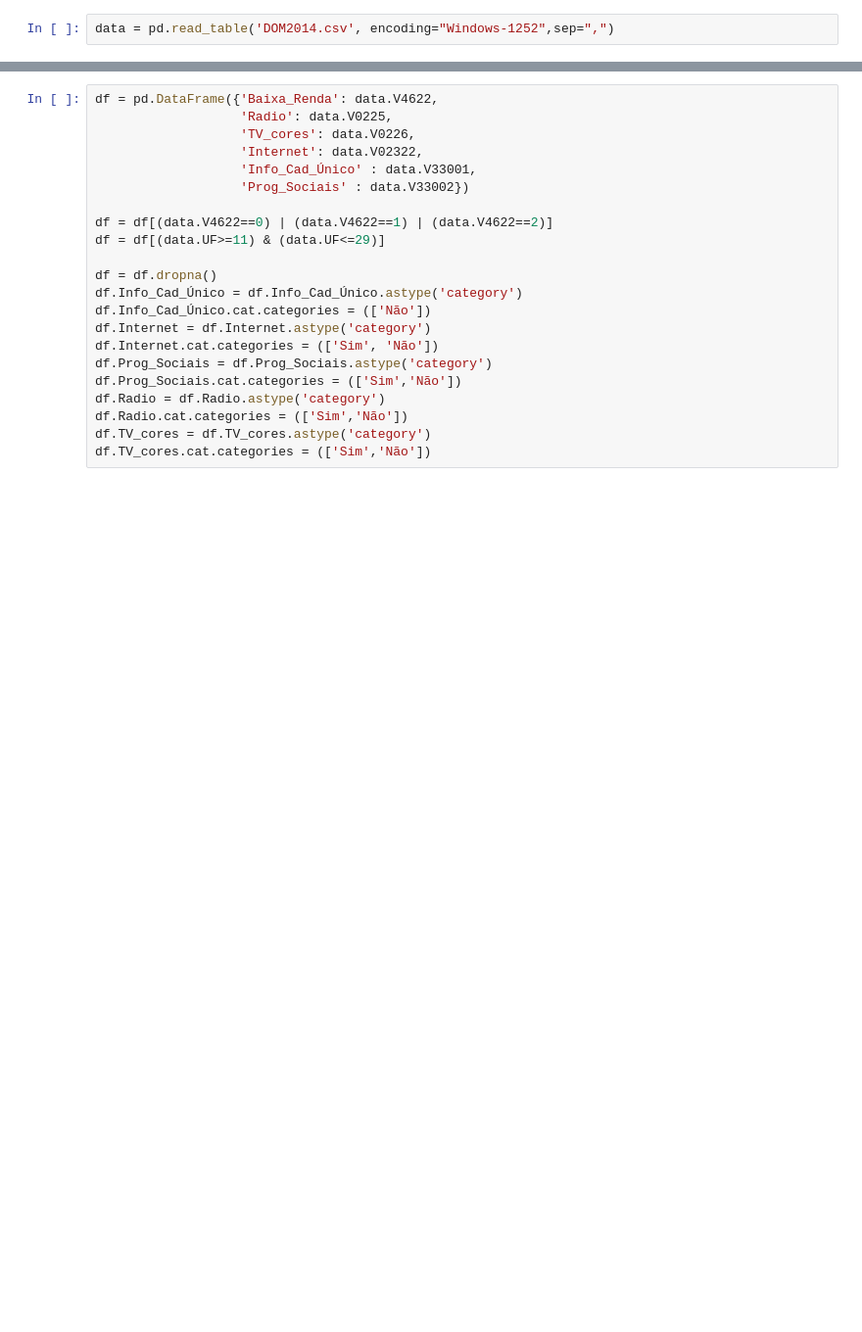
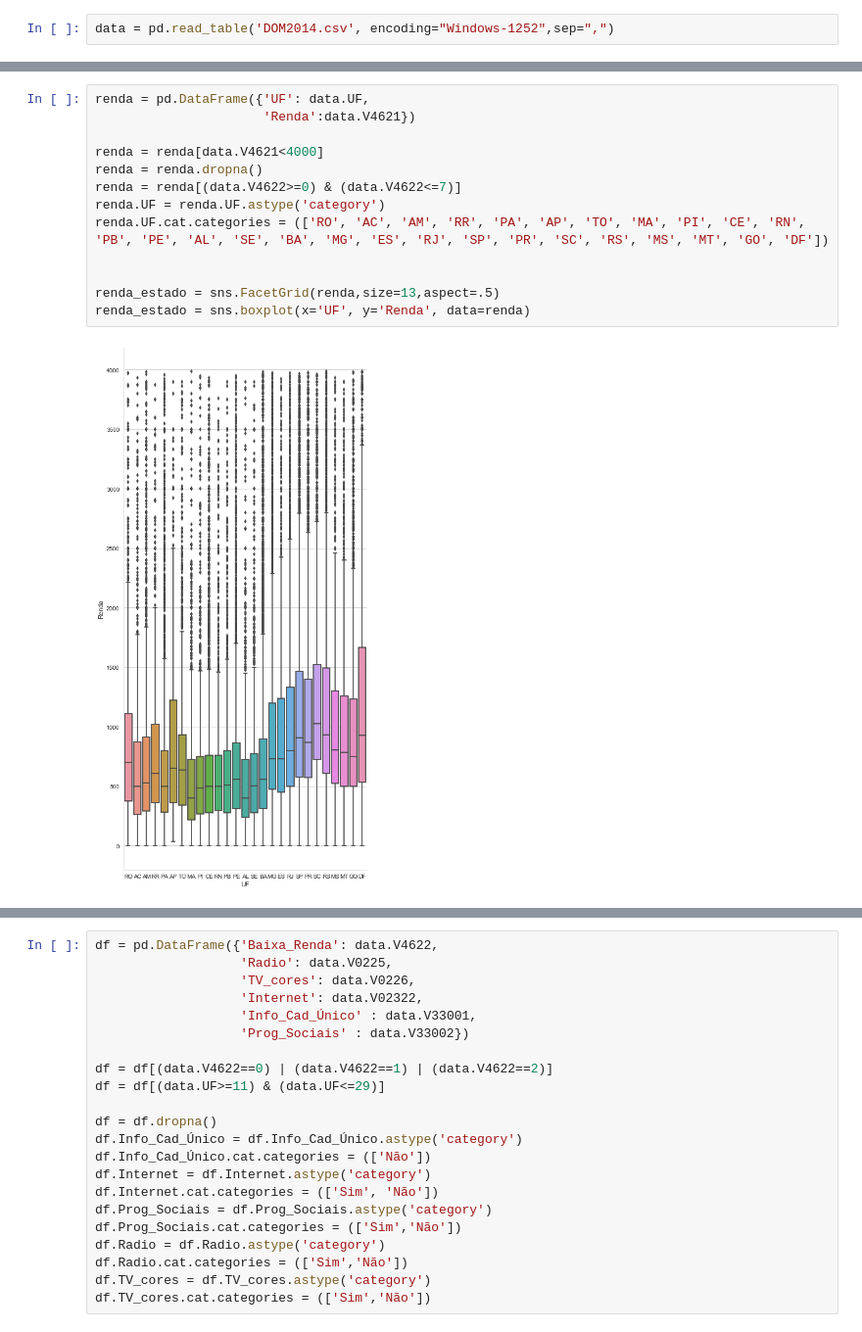
Before and after one commit to tainarasm/Ci-ncia-dos-Dados, a Jupyter notebook: Projeto1 Layout.ipynb, the cells around one changed output, grey strips where cells are left out. Shown at 98% size. Saved outputs shown, nothing was run; the diff lists cells and outputs as text; blank space fills up the shorter version.

```diff
--- a/Projeto1 Layout.ipynb
+++ b/Projeto1 Layout.ipynb
@@ -145,0 +49,15 @@ Comprovada a condição de que as regiões Norte e Nordeste são as mais pobres
+# %%
+renda = pd.DataFrame({'UF': data.UF,
+                      'Renda':data.V4621})
+
+renda = renda[data.V4621<4000]
+renda = renda.dropna()
+renda = renda[(data.V4622>=0) & (data.V4622<=7)]
+renda.UF = renda.UF.astype('category')
+renda.UF.cat.categories = (['RO', 'AC', 'AM', 'RR', 'PA', 'AP', 'TO', 'MA', 'PI', 'CE', 'RN', 'PB', 'PE', 'AL', 'SE', 'BA', 'MG', 'ES', 'RJ', 'SP', 'PR', 'SC', 'RS', 'MS', 'MT', 'GO', 'DF'])
+
+
+renda_estado = sns.FacetGrid(renda,size=13,aspect=.5)
+renda_estado = sns.boxplot(x='UF', y='Renda', data=renda)
+# %% [output]
+[figure, added]
```
Also changed, not shown: parts of 33 cells of this notebook, 3 other files.
